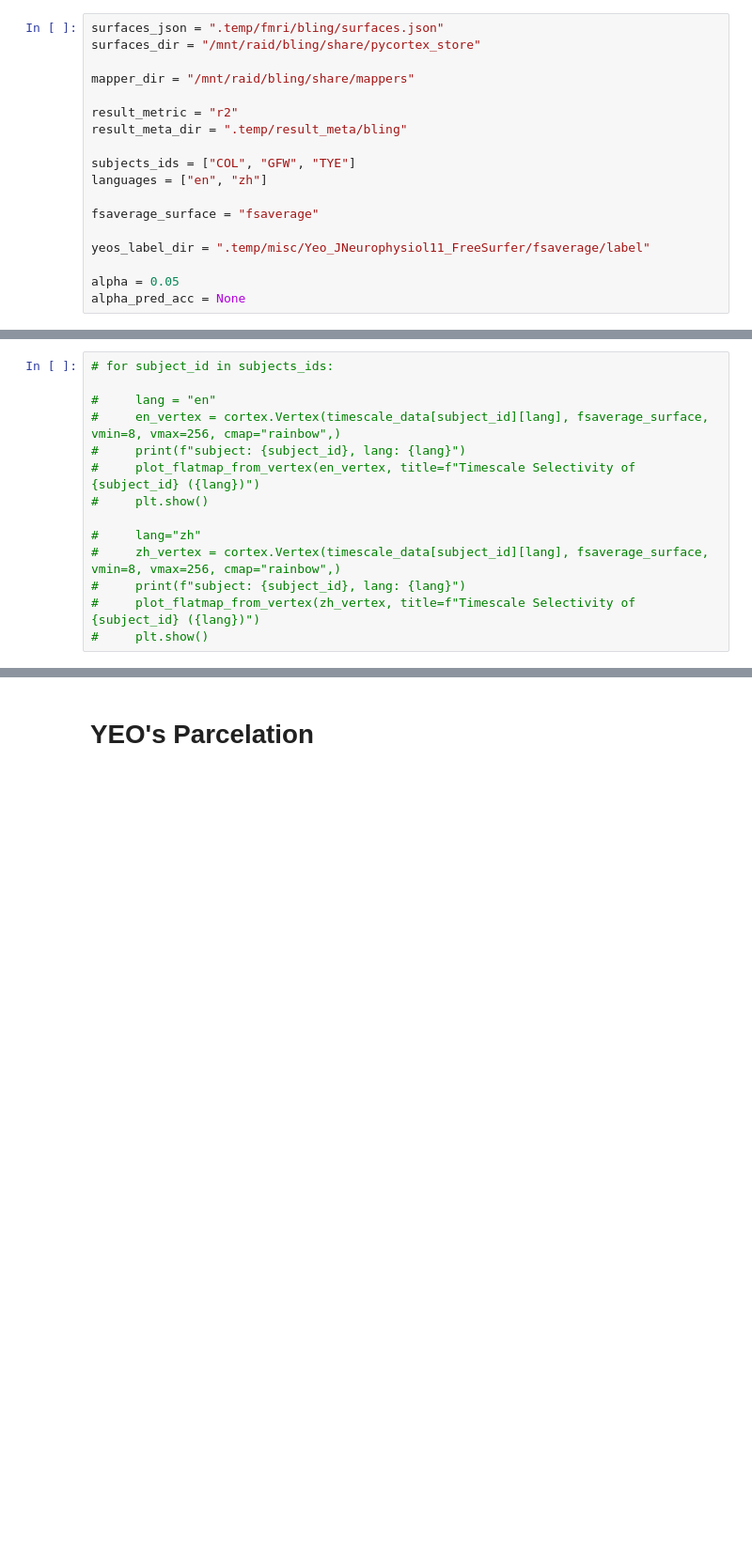
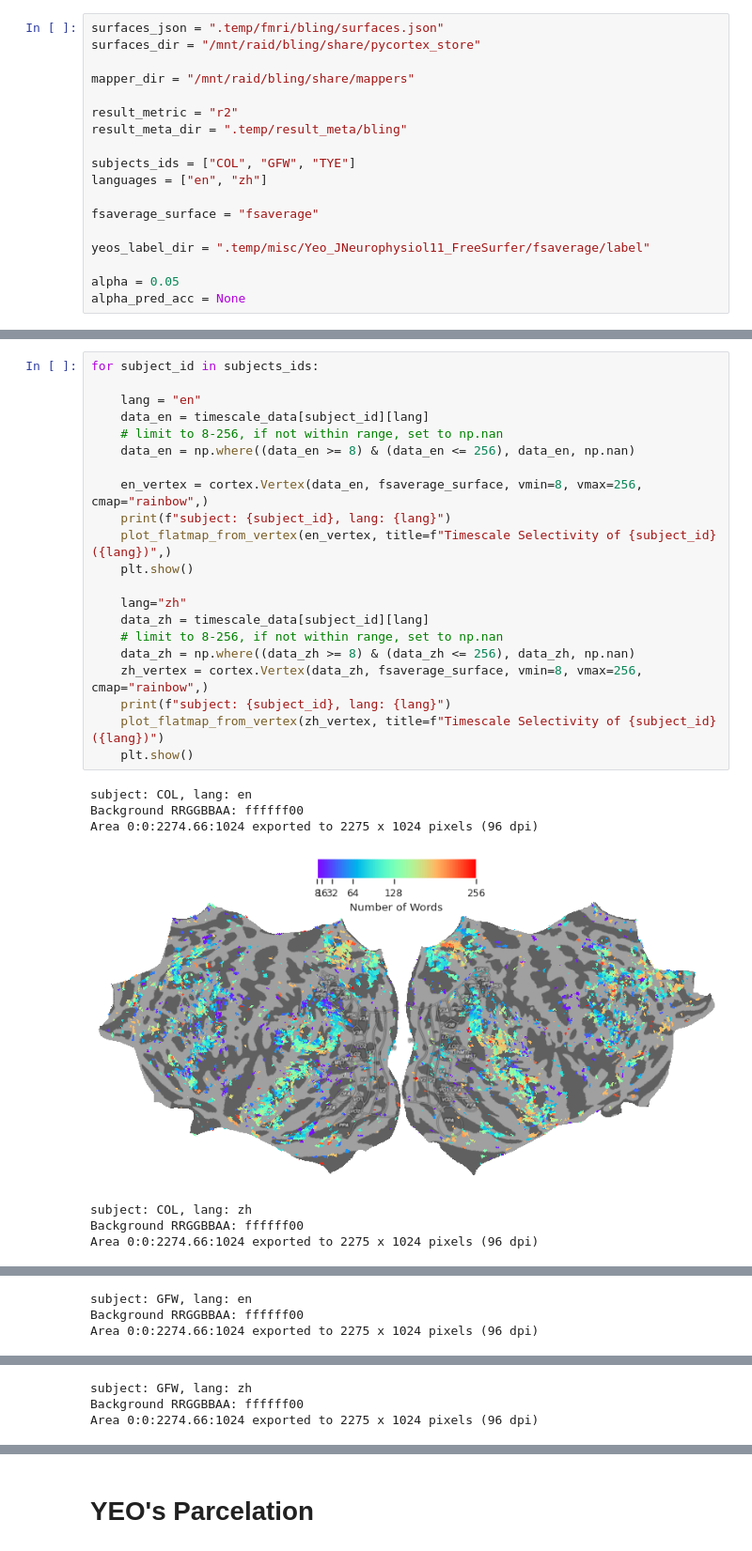
Before and after one commit to bramantyois/multilang_timescale, a Jupyter notebook: notebook/02_bling/06_group_analysis-yeos_parcel.ipynb, the cells around one changed output, grey strips where cells are left out. Shown at 94% size. Cells and saved outputs as stored; diff of their text form; blank space fills up the shorter version.

```diff
--- a/notebook/02_bling/06_group_analysis-yeos_parcel.ipynb
+++ b/notebook/02_bling/06_group_analysis-yeos_parcel.ipynb
@@ -163,14 +194,29 @@ timescales_df = pd.DataFrame(timescales)
 # %%
-# for subject_id in subjects_ids:
+for subject_id in subjects_ids:
 
-#     lang = "en"
-#     en_vertex = cortex.Vertex(timescale_data[subject_id][lang], fsaverage_surface, vmin=8, vmax=256, cmap="rainbow",)
-#     print(f"subject: {subject_id}, lang: {lang}")
-#     plot_flatmap_from_vertex(en_vertex, title=f"Timescale Selectivity of {subject_id} ({lang})")
-#     plt.show()
+    lang = "en"
+    data_en = timescale_data[subject_id][lang]
+    # limit to 8-256, if not within range, set to np.nan
+    data_en = np.where((data_en >= 8) & (data_en <= 256), data_en, np.nan)
 
-#     lang="zh"
-#     zh_vertex = cortex.Vertex(timescale_data[subject_id][lang], fsaverage_surface, vmin=8, vmax=256, cmap="rainbow",)
-#     print(f"subject: {subject_id}, lang: {lang}")
-#     plot_flatmap_from_vertex(zh_vertex, title=f"Timescale Selectivity of {subject_id} ({lang})")
-#     plt.show()
+    en_vertex = cortex.Vertex(data_en, fsaverage_surface, vmin=8, vmax=256, cmap="rainbow",)
+    print(f"subject: {subject_id}, lang: {lang}")
+    plot_flatmap_from_vertex(en_vertex, title=f"Timescale Selectivity of {subject_id} ({lang})",)
+    plt.show()
+
+    lang="zh"
+    data_zh = timescale_data[subject_id][lang]
+    # limit to 8-256, if not within range, set to np.nan
+    data_zh = np.where((data_zh >= 8) & (data_zh <= 256), data_zh, np.nan)
+    zh_vertex = cortex.Vertex(data_zh, fsaverage_surface, vmin=8, vmax=256, cmap="rainbow",)
+    print(f"subject: {subject_id}, lang: {lang}")
+    plot_flatmap_from_vertex(zh_vertex, title=f"Timescale Selectivity of {subject_id} ({lang})")
+    plt.show()
+# %% [output]
+subject: COL, lang: en
+Background RRGGBBAA: ffffff00
+Area 0:0:2274.66:1024 exported to 2275 x 1024 pixels (96 dpi)
+[figure, added]
+subject: COL, lang: zh
+Background RRGGBBAA: ffffff00
+Area 0:0:2274.66:1024 exported to 2275 x 1024 pixels (96 dpi)
@@ -176,0 +224,3 @@ timescales_df = pd.DataFrame(timescales)
+subject: GFW, lang: en
+Background RRGGBBAA: ffffff00
+Area 0:0:2274.66:1024 exported to 2275 x 1024 pixels (96 dpi)
@@ -176,0 +228,3 @@ timescales_df = pd.DataFrame(timescales)
+subject: GFW, lang: zh
+Background RRGGBBAA: ffffff00
+Area 0:0:2274.66:1024 exported to 2275 x 1024 pixels (96 dpi)
```
Also changed, not shown: parts of 19 cells of this notebook, 2 other files.
